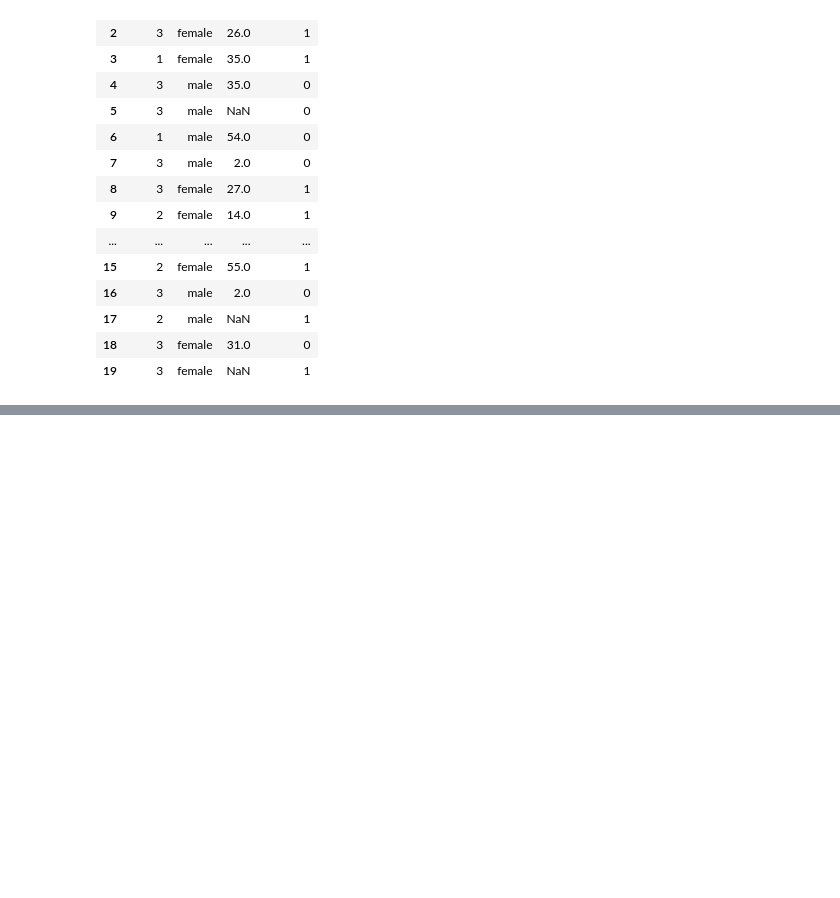
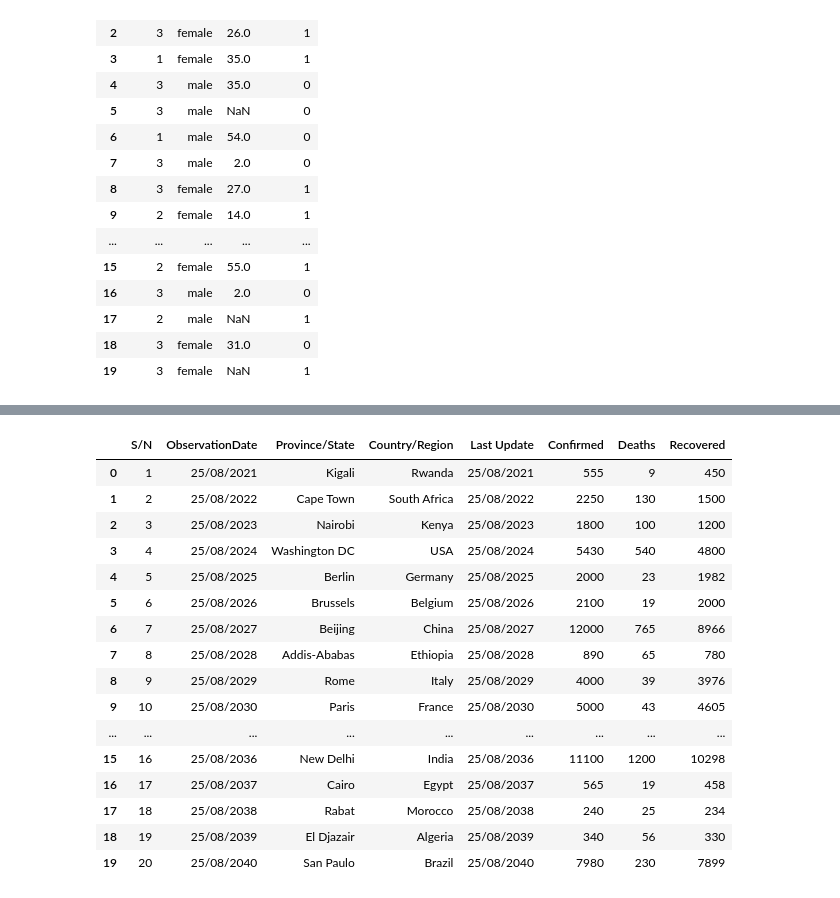
Before and after one commit to SamuelSabasNayo/data-science, a Jupyter notebook: crash_course.ipynb, the cells around one changed output, grey strips where cells are left out. Saved outputs shown, nothing was run; the diff lists cells and outputs as text; code cells hidden in the pictures; blank space fills up the shorter version.

```diff
--- a/crash_course.ipynb
+++ b/crash_course.ipynb
@@ -385,0 +420,23 @@ titanic_data.head(20)
+# %%
+import pandas as pd
+covid_data = pd.read_csv('covid-cases.csv')
+# %%
+covid_data.head(20)
+# %% [output]
+|  | S/N | ObservationDate | Province/State | Country/Region | Last Update | Confirmed | Deaths | Recovered |
+| 0 | 1 | 25/08/2021 | Kigali | Rwanda | 25/08/2021 | 555 | 9 | 450 |
+| 1 | 2 | 25/08/2022 | Cape Town | South Africa | 25/08/2022 | 2250 | 130 | 1500 |
+| 2 | 3 | 25/08/2023 | Nairobi | Kenya | 25/08/2023 | 1800 | 100 | 1200 |
+| 3 | 4 | 25/08/2024 | Washington DC | USA | 25/08/2024 | 5430 | 540 | 4800 |
+| 4 | 5 | 25/08/2025 | Berlin | Germany | 25/08/2025 | 2000 | 23 | 1982 |
+| 5 | 6 | 25/08/2026 | Brussels | Belgium | 25/08/2026 | 2100 | 19 | 2000 |
+| 6 | 7 | 25/08/2027 | Beijing | China | 25/08/2027 | 12000 | 765 | 8966 |
+| 7 | 8 | 25/08/2028 | Addis-Ababas | Ethiopia | 25/08/2028 | 890 | 65 | 780 |
+| 8 | 9 | 25/08/2029 | Rome | Italy | 25/08/2029 | 4000 | 39 | 3976 |
+| 9 | 10 | 25/08/2030 | Paris | France | 25/08/2030 | 5000 | 43 | 4605 |
+| ... | ... | ... | ... | ... | ... | ... | ... | ... |
+| 15 | 16 | 25/08/2036 | New Delhi | India | 25/08/2036 | 11100 | 1200 | 10298 |
+| 16 | 17 | 25/08/2037 | Cairo | Egypt | 25/08/2037 | 565 | 19 | 458 |
+| 17 | 18 | 25/08/2038 | Rabat | Morocco | 25/08/2038 | 240 | 25 | 234 |
+| 18 | 19 | 25/08/2039 | El Djazair | Algeria | 25/08/2039 | 340 | 56 | 330 |
+| 19 | 20 | 25/08/2040 | San Paulo | Brazil | 25/08/2040 | 7980 | 230 | 7899 |
```
Also changed, not shown: parts of 22 cells of this notebook, 7 other files.
